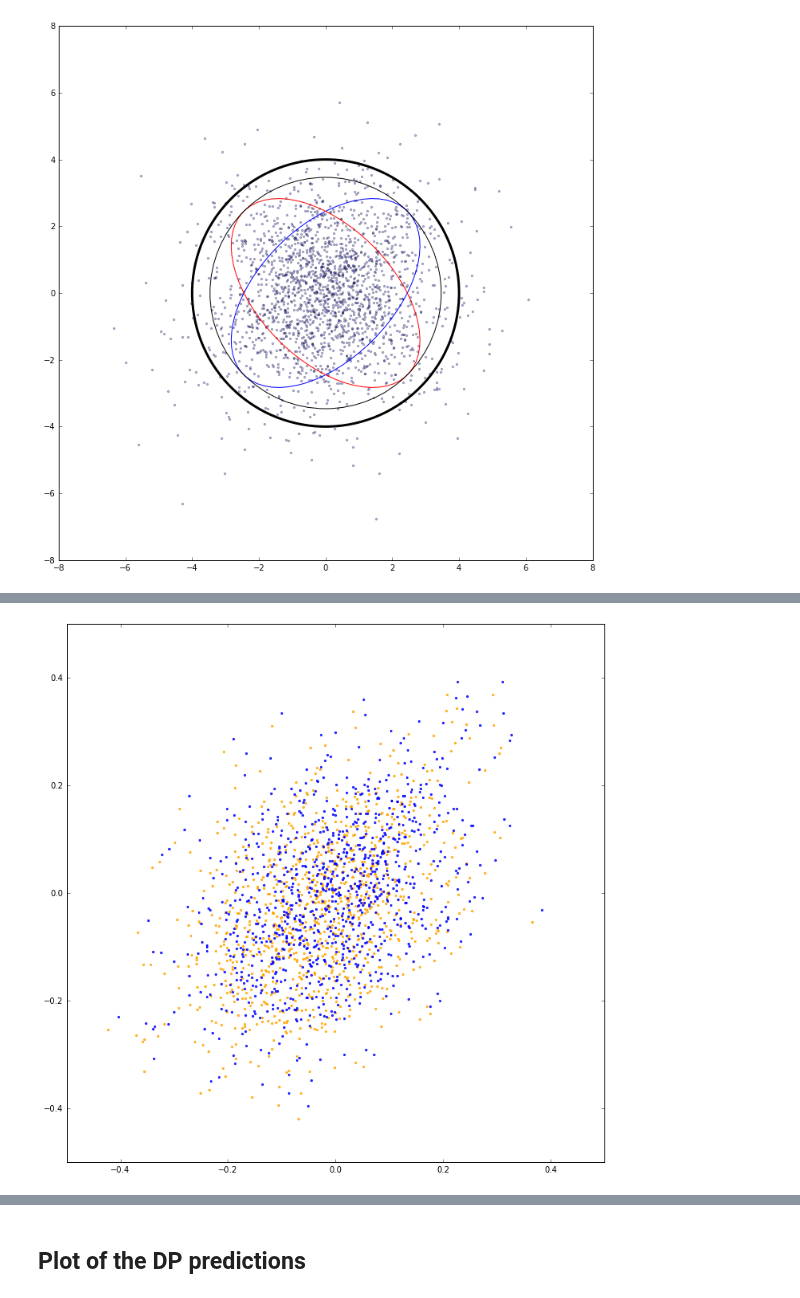
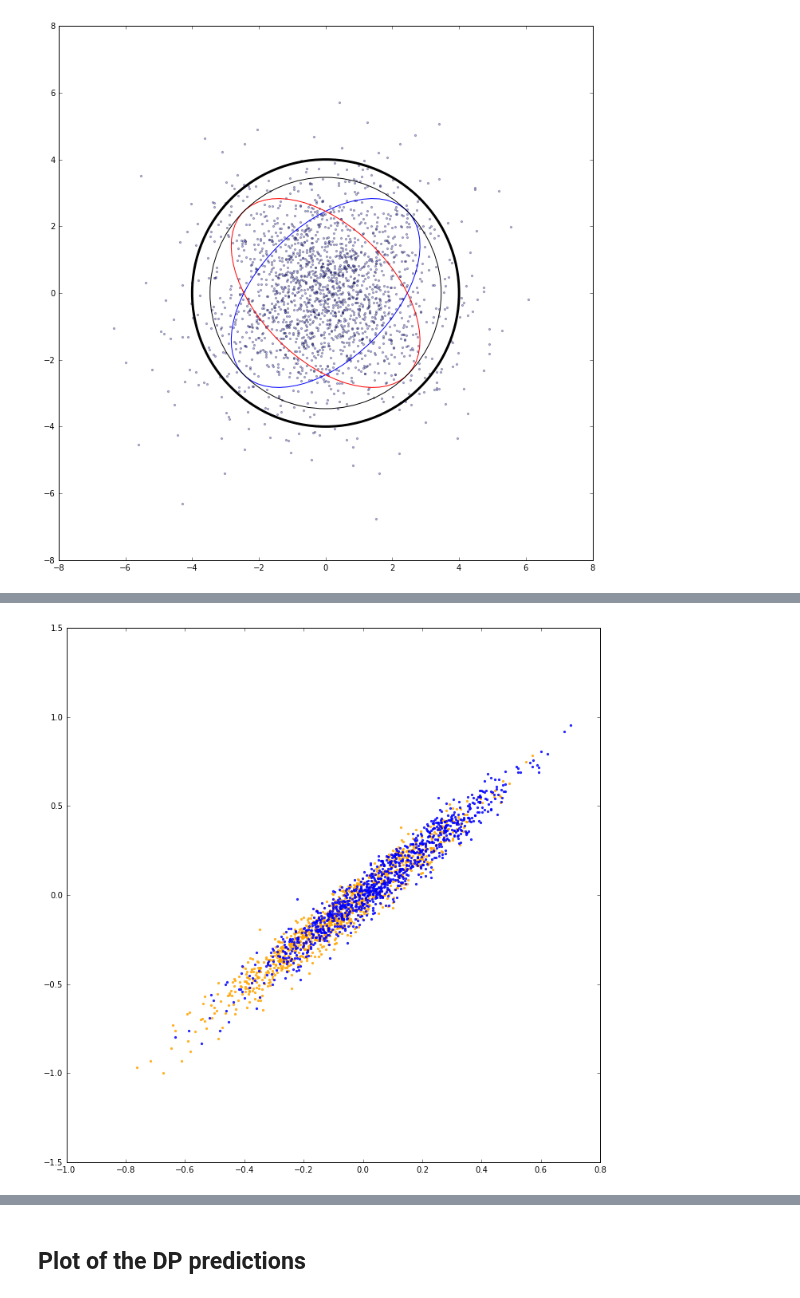
Before and after one commit to lionfish0/dp, a Jupyter notebook: Explaining Vector Alternative.ipynb, the cells around one changed output, grey strips where cells are left out. Saved outputs shown, nothing was run; the diff lists cells and outputs as text; code cells hidden in the pictures.

```diff
--- a/Explaining Vector Alternative.ipynb
+++ b/Explaining Vector Alternative.ipynb
@@ -215,20 +219,26 @@ import pandas as pd
 import matplotlib.pyplot as plt
 import numpy as np
 from scipy.stats import multivariate_normal
-
 %matplotlib inline
 
 def k(x1,x2,l):
+    """
+    The kernel function
+     l = lengthscale"""
     return np.exp(-.5 * (x1-x2)**2/l**2)
 
-tests = np.arange(-5,15,0.2) #np.array([0.0,1.0,2.0]) #np.arange(-5,15,1.0) #
-train = np.arange(0,5,0.1) #np.array([0.0,1.5]) #np.arange(0,5,0.1) # #
-l = 2.0
+#The test and training input locations
+tests = np.arange(-10,20,0.5) #np.array([0.0,1.0,2.0]) #np.arange(-5,15,1.0) #
+train = np.arange(0,10,0.1) #np.array([0.0,1.5]) #np.arange(0,5,0.1) # #
+
+#other parameters (lengthscale, noise-std, (eps,delta)-DP)
+l = 4.0
 sigma = 1.0
 delta = 0.01
 eps = 2.0
-sens = 4
+sens = 8 #sens=\Delta_y i.e. how much the outputs can vary by.
 
+#calculate covariance between test+train, and between training points
 Kstar = np.zeros([len(tests),len(train)])
 for i,x in enumerate(tests):
     for j,y in enumerate(train):
@@ -237,41 +247,74 @@ K = np.zeros([len(train),len(train)])
 for i,x in enumerate(train):
     for j,y in enumerate(train):
         K[i,j] = k(x,y,l)
-K+=sigma**2*np.eye(len(train))
+K+=sigma**2*np.eye(len(train)) #add diagonal sample noise variance
 
+#cloak is a matrix describing how much each training point affects each test point
 cloak = np.dot(Kstar,np.linalg.inv(K))
-cov = np.eye(len(tests))*0.001 #np.zeros([len(tests),len(tests)])
-for it in range(len(train)):
+
+#cov is the P matrix discussed above. We need to build it to hide the
+#covariance caused by manipulating each training point...
+#at the moment this uses the naive method.
+
+#start with almost no noise
+#(making this quite big helps at the moment due to the naive method for combining the covariances
+#if this were very small the method would add noise from more covariances)
+cov = np.eye(len(tests))*0.00001
+
+#for each training input...
+for it in np.random.permutation(range(len(train))):
+    #newcov is the amount of covariance between test points (when we perturb training point i)
     newcov = (np.dot(cloak[:,it][:,None],cloak[:,it][None,:]))
+    #We scale this newcov by the inverse of cov to test if all of newcov is inside cov. If any
+    #of (cov^-1 . newcov)'s eigen values > 1 then that suggests that there are directions we
+    #need to increase the variance of...
     evals,evects = np.linalg.eig(np.dot(np.linalg.inv(cov),newcov))
+    #so while any eigenvalues > 1, make the covariance matrix bigger!
     while np.any(evals>1.0):
-        cov += newcov * 0.1
+        cov += newcov * 0.05 #we add small increments as we might get away with less than adding all of newcov.
+        #calculate new eigenvalues
         evals,evects = np.linalg.eig(np.dot(np.linalg.inv(cov),newcov))
 
-halfcov = np.real(scipy.linalg.sqrtm(cov))
-invhalfcov = np.linalg.inv(halfcov)
-assert np.sum(np.dot(halfcov,halfcov)-cov)<0.0001
+#to find Delta, we need to find P^-.5 (P is cov here)
+halfcov = np.real(scipy.linalg.sqrtm(cov)) #occasionally goes minutely complex.
+invhalfcov = np.linalg.inv(halfcov) #C^{-.5}
 
-#cloak is a matrix which shows effect of every training point on every test point
+assert np.sum(np.dot(halfcov,halfcov)-cov)<0.001 #(P^.5).(P^.5) should equal P.
+
+#cloak is a matrix which describes the effect of every training point on every test point
 #so the columns of M^-.5 x cloak are the results of   M^-.5 (v_D - v_D')   for each training input
-#we therefore need to find ||.||_2 of each column, and then find the maximum (note, could swap order of sqrt and max, to save compute)
-inner = np.dot(invhalfcov,cloak)
-Delta = np.max(np.sqrt(np.sum(inner**2,0)))
+#we are interested in the greatest value of M^-.5 (v_D - v_D') = M^-.5 x Cloak.
+#The result of that product is a matrix with each column holding the M scaled effect of
+#perturbing a training point.
+#we therefore need to find ||.||_2 of each column, and then find the maximum of these norms.
+#
+#(note, could swap order of sqrt and max, to save compute)
+
+inner = np.dot(invhalfcov,cloak) #this is how much M^-.5 (v_D - v_D') move for each test/training point pair
+Delta = np.max(np.sqrt(np.sum(inner**2,0))) #here we find the norm_2 for each column, and find the max of these norms
+
+print("Delta = %0.2f" % Delta) #we expect this to be <=1 because of our method for creating M (cov)
+
+#DP calculation to find scaled GP DP noise samples
 c = np.sqrt(2*np.log(2/delta))
-print "Delta"
-print Delta
-
-sampcov = sens*((c*Delta/eps)**2)*cov
+sampcov = ((sens*c*Delta/eps)**2)*cov
 samps = np.random.multivariate_normal(np.zeros(len(tests)),sampcov,1000)
 
-print np.diag(sampcov)
+##Plot the samples (with GP mean added)
+plt.figure(figsize=[12,12])
 
-plt.figure(figsize=[12,12])
-y = train.copy() #np.array([1,2,3,4,5])
+#NOTE! It is only here that we need to know the output values! (we make the source function just y=x)
+y = train.copy()
+
+#GP mean prediction
 mu = np.dot(Kstar,np.dot(np.linalg.inv(K),y))
+
+#get our DP predictions
 fsamps = mu+samps
+
 plt.scatter((fsamps)[:,0],(fsamps)[:,1],marker='.',color='orange',alpha=0.8)
-y[0]+=1
+y[0]+=sens
 mu_shift = np.dot(Kstar,np.dot(np.linalg.inv(K),y))
 plt.scatter((mu_shift+samps)[:,0],(mu_shift+samps)[:,1],marker='.',color='b',alpha=0.8)
+y[0]-=sens
 # %% [output]
@@ -296 +322 @@ Delta
-[figure, old version]
+[figure, new version]
```
Also changed, not shown: parts of 10 cells of this notebook.
